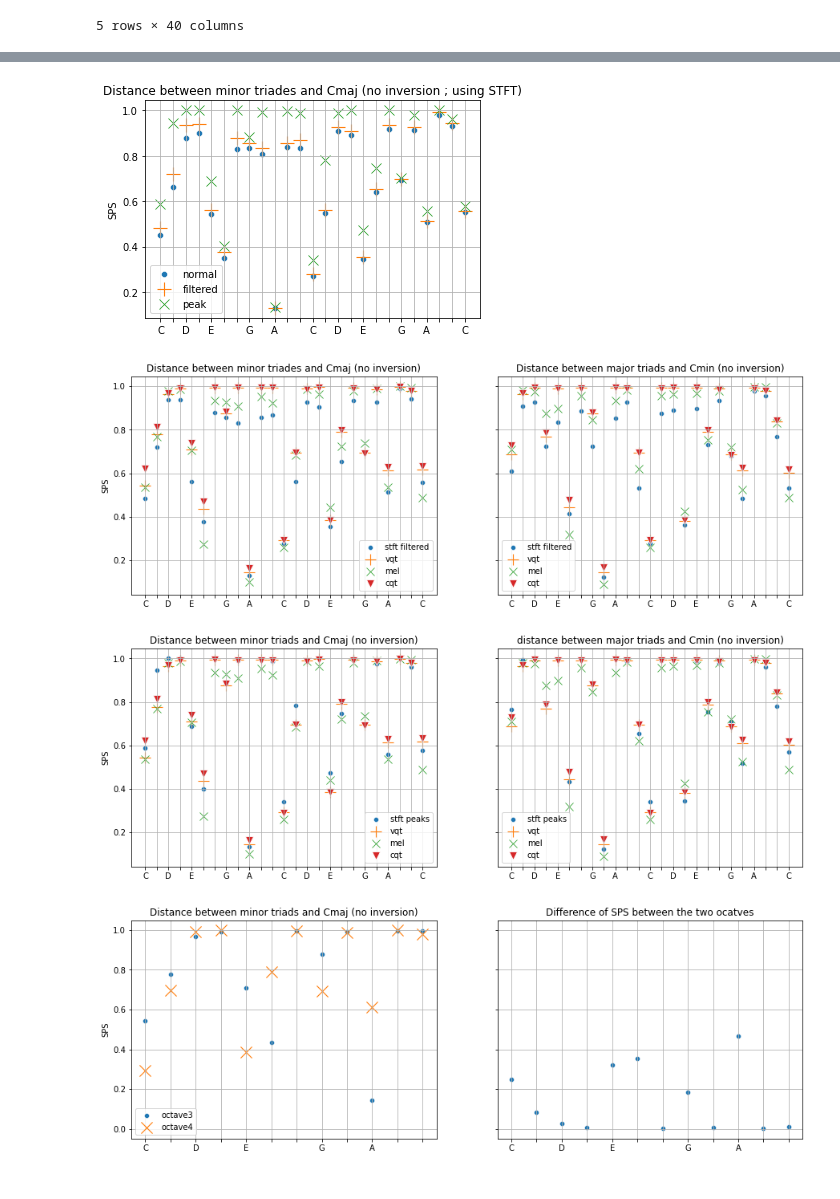
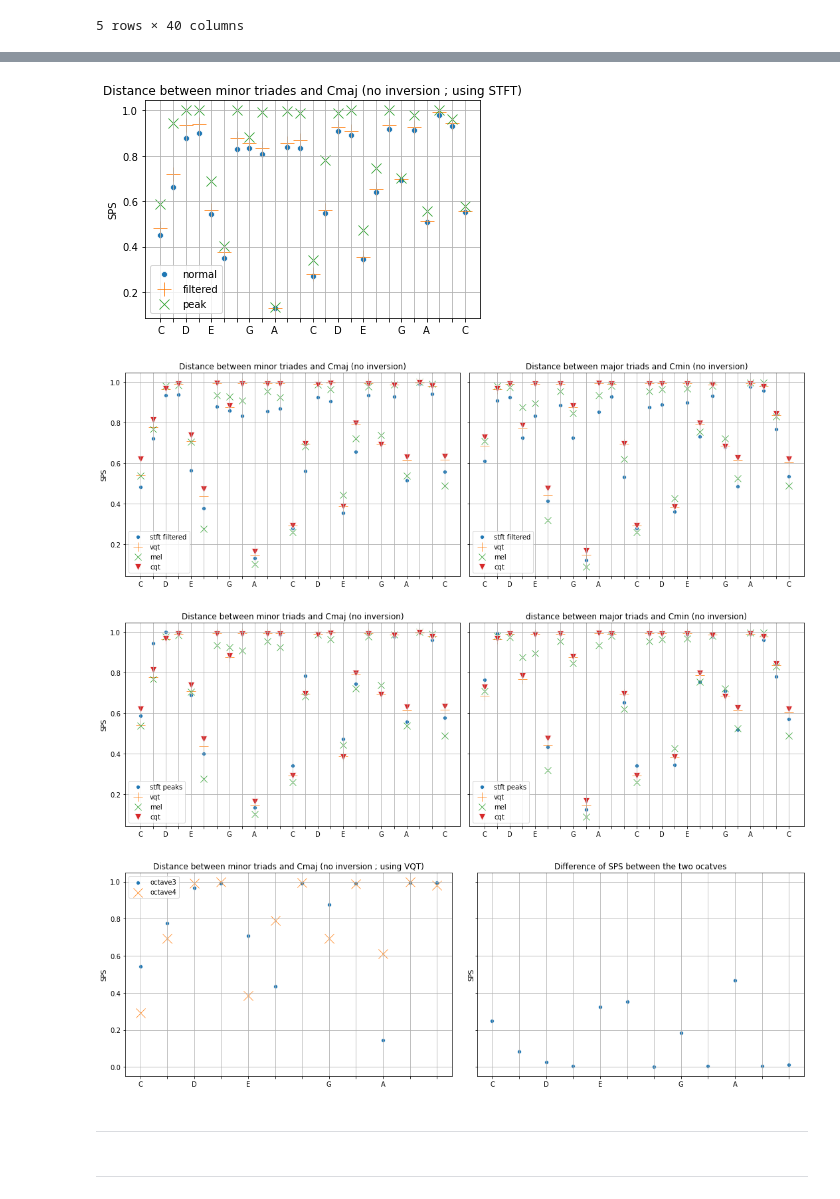
Before and after one commit to DCMLab/chord-eval, a Jupyter notebook: comparison.ipynb, the cells around one changed output, grey strips where cells are left out. Drawn from its saved outputs; the diff is of its cells as text; code cells hidden in the pictures.

```diff
--- a/comparison.ipynb
+++ b/comparison.ipynb
@@ -138,9 +146,9 @@ ax.set_xticklabels(['C','','D','','E','','','G','','A','','',
                     'C'])
 ax.grid()
 plt.legend()
-plt.show()
+fig.tight_layout()
 # %% [output]
-[figure, old version]
+[figure, new version]
 # %%
 chord_type = 'ChordType.MINOR'
 inversion = 0
@@ -182,9 +190,9 @@ axs[1].set_xticklabels(['C','','D','','E','','','G','','A','','',
                     'C'])
 axs[1].grid()
 plt.legend()
-plt.show()
+fig.tight_layout()
 # %% [output]
-[figure, old version]
+[figure, new version]
 # %%
 chord_type = 'ChordType.MINOR'
 inversion = 0
@@ -226,36 +234,40 @@ axs[1].set_xticklabels(['C','','D','','E','','','G','','A','','',
                     'C'])
 axs[1].grid()
 plt.legend()
-plt.show()
+fig.tight_layout()
 # %% [output]
-[figure, old version]
+[figure, new version]
 # %%
 chord_type = 'ChordType.MINOR'
 inversion = 0
 range1 = np.arange(-12,0)
 range2 = np.arange(0,12)
 
 octave3 = vqt.query('chord_type == @chord_type and inversion == @inversion and root in @range1')['dist_to_Cmaj']
 octave4 = vqt.query('chord_type == @chord_type and inversion == @inversion and root in @range2')['dist_to_Cmaj']
 pc = np.arange(12)
 diff = [np.abs(oc3-oc4) for oc3, oc4 in zip(list(octave3), list(octave4))]
 
 fig, axs = plt.subplots(1,2, figsize=(15,5), sharey=True)
 
 sns.scatterplot(x=pc, y=octave3, label='octave3', marker='o', ax=axs[0])
 sns.scatterplot(x=pc, y=octave4, label='octave4', marker='x', s=200, ax=axs[0])
-axs[0].set(title='Distance between minor triads and Cmaj (no inversion)',xlabel='', ylabel='SPS')
+axs[0].set(title='Distance between minor triads and Cmaj (no inversion ; using VQT)',xlabel='', ylabel='SPS')
 axs[0].set_xticks(np.arange(12))
 axs[0].set_xticklabels(['C','','D','','E','','','G','','A','',''])
 axs[0].grid()
 axs[0].legend()
 
 sns.scatterplot(x=pc, y=diff, ax=axs[1])
 axs[1].set(title='Difference of SPS between the two ocatves',xlabel='', ylabel='SPS')
 axs[1].set_xticks(np.arange(12))
 axs[1].set_xticklabels(['C','','D','','E','','','G','','A','',''])
 axs[1].grid()
 
-plt.show()
+fig.tight_layout()
 # %% [output]
-[figure, old version]
+[figure, new version]
+# %% [markdown]
+___
+# %% [markdown]
+___
```
Also changed, not shown: parts of 21 cells of this notebook.
